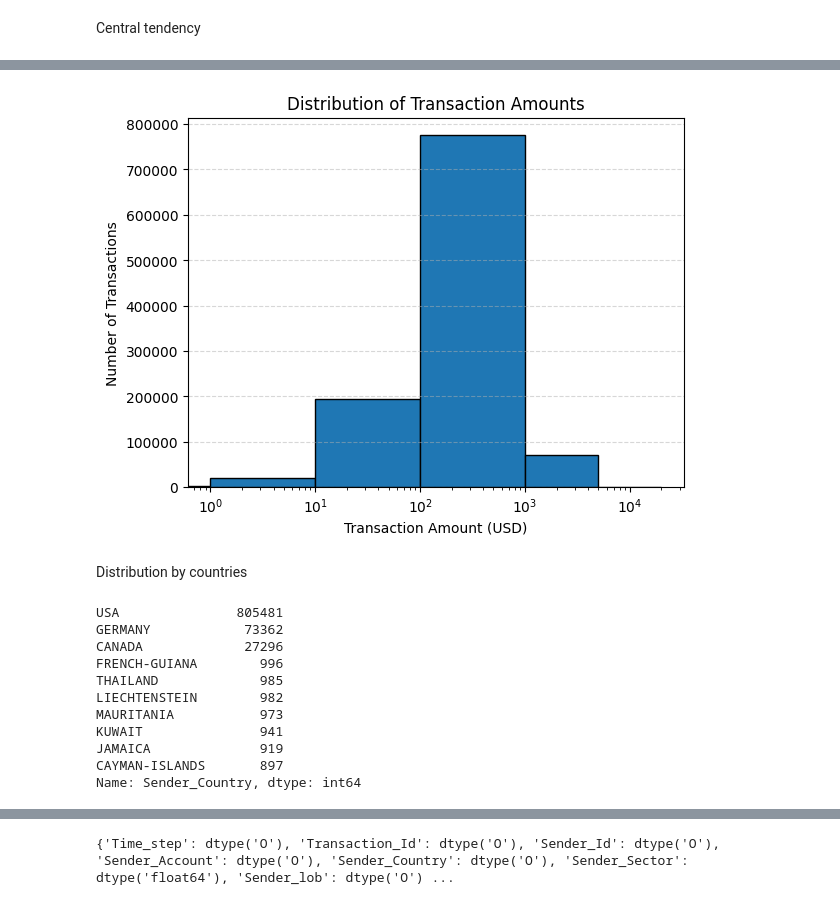
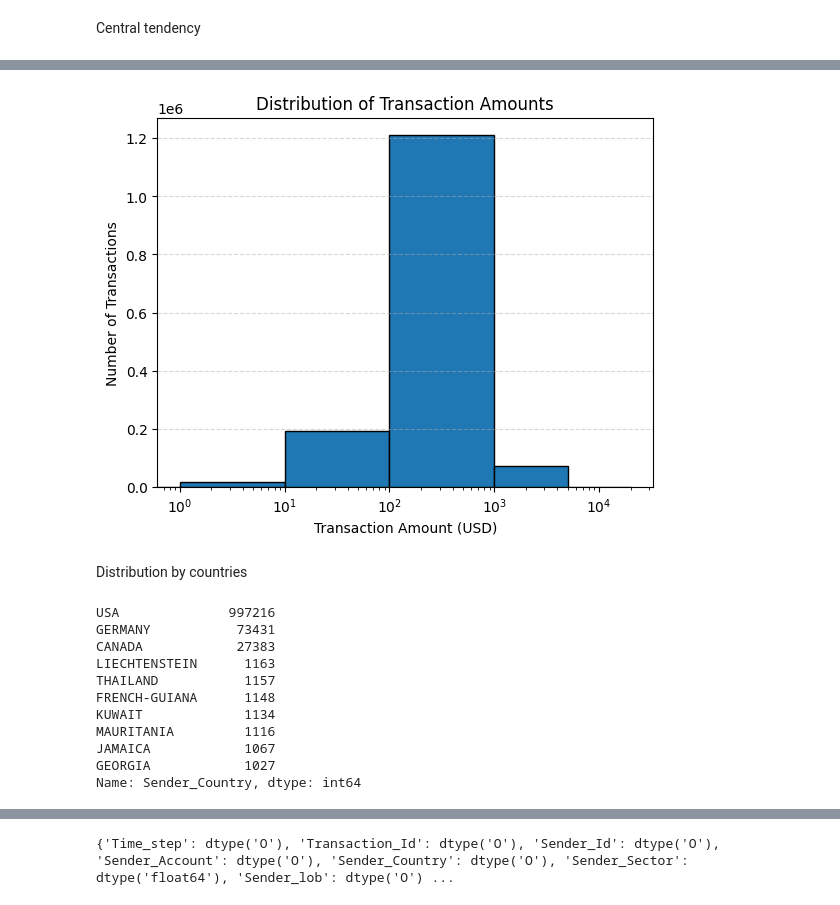
Before and after one commit to docampo99/Fraud_Detection_with_AI, a Jupyter notebook: jpdata.ipynb, the cells around one changed output, grey strips where cells are left out. Saved outputs shown, nothing was run; the diff lists cells and outputs as text; code cells hidden in the pictures.

```diff
--- a/jpdata.ipynb
+++ b/jpdata.ipynb
@@ -30,7 +63,9 @@ df=pd.read_csv("fraud_payment_data.csv")
 # %%
 #Drop the rows with missing values
 print("Number of total rows: ", len(df))
-df = df.dropna()
+
+#df = df.dropna()
+df = df.dropna(subset=['Label', 'Transaction_Type'])
 print("Number of rows after dropping na: ", len(df))
 df = df.drop(index=df[df['USD_amount'] == 0].index)
 print("Number of rows after dropping USD_amount = 0: ", len(df))
@@ -210 +155,5 @@ True       21562
 Name: Label, dtype: int64
+# %%
+# Crear la nueva columna binaria que determina si Sender_Country es igual a Bene_Country
+df['National_Transaction'] = (df['Sender_Country'] == df['Bene_Country']).astype(int)
+print('Número de transacciones nacionales:\n', df["National_Transaction"].value_counts())
@@ -278,23 +185,23 @@ Name: USD_amount, Length: 1063375, dtype: float64
 # %%
 
 # Define the bin edges
 bins = [0,1,10, 100, 1000, 5000,20000]
-df=df.dropna()
+
 # Plot the histogram
 plt.hist(df['USD_amount'], bins=bins, align='mid',edgecolor='black')
 # Set the x-axis scale to 'log'
 plt.xscale('log')
 # Set the axis labels and title
 
 plt.xlabel('Transaction Amount (USD)')
 plt.ylabel('Number of Transactions')
 plt.title('Distribution of Transaction Amounts')
 plt.grid(axis='y', alpha=0.5, linestyle='--')
 
 
 plt.show()
 # %% [output]
-[figure, old version]
+[figure, new version]
 # %% [markdown]
 Distribution by countries
 # %%
@@ -302,14 +209,14 @@ Distribution by countries
 df['Sender_Country'].value_counts().head(10)
 #All values that is not
 # %% [output]
-USA               805481
-GERMANY            73362
-CANADA             27296
-FRENCH-GUIANA        996
-THAILAND             985
-LIECHTENSTEIN        982
-MAURITANIA           973
-KUWAIT               941
-JAMAICA              919
-CAYMAN-ISLANDS       897
+USA              997216
+GERMANY           73431
+CANADA            27383
+LIECHTENSTEIN      1163
+THAILAND           1157
+FRENCH-GUIANA      1148
+KUWAIT             1134
+MAURITANIA         1116
+JAMAICA            1067
+GEORGIA            1027
 Name: Sender_Country, dtype: int64
```
Also changed, not shown: parts of 132 cells of this notebook, 1 other file.
